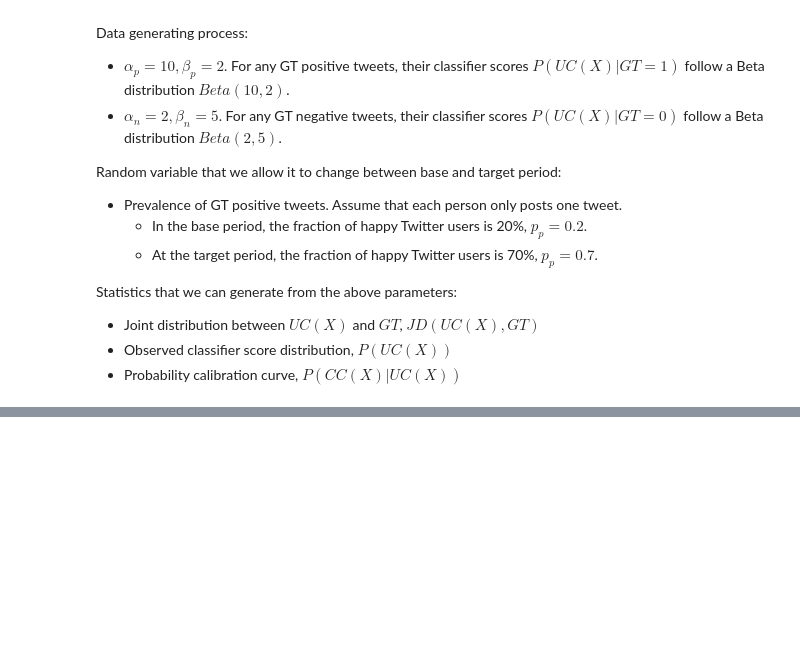
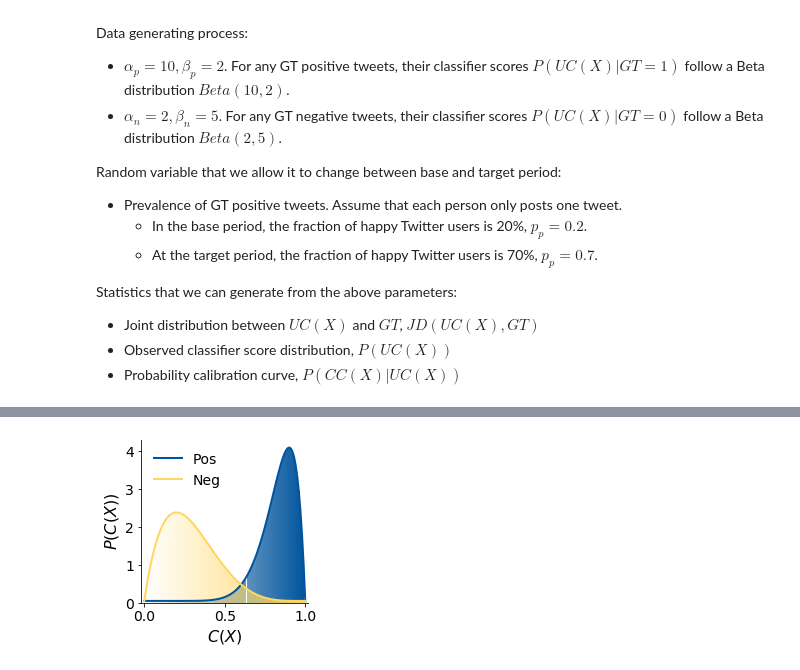
Before and after one commit to avalanchesiqi/pyquantifier, a Jupyter notebook: examples/Sec0-Data-Generating.ipynb, the cells around one changed output, grey strips where cells are left out. Saved outputs shown, nothing was run; the diff lists cells and outputs as text; code cells hidden in the pictures; blank space fills up the shorter version.

Commit message:
change to parametric class and inferred class

```diff
--- a/examples/Sec0-Data-Generating.ipynb
+++ b/examples/Sec0-Data-Generating.ipynb
@@ -495,0 +118,8 @@ P(GT=1) 0.37054
+# %%
+good_pos_density = MixtureDistribution([stats.beta(10, 2), stats.uniform(0, 1)], weights=[0.95, 0.05])
+good_neg_density = MixtureDistribution([stats.beta(2, 5), stats.uniform(0, 1)], weights=[0.95, 0.05])
+good_class_conditional_densities = ParametricConditionalDensities([good_pos_density, good_neg_density], ['Pos', 'Neg'])
+
+good_class_conditional_densities.plot_pdf()
+# %% [output]
+[figure, added]
```
Also changed, not shown: parts of 42 cells of this notebook, 25 other files.
